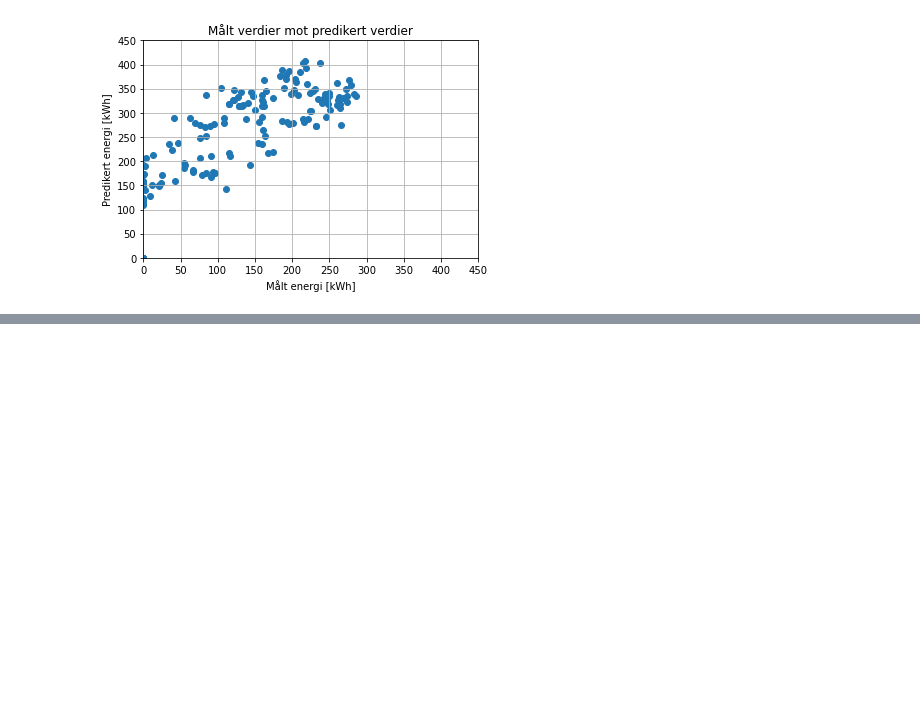
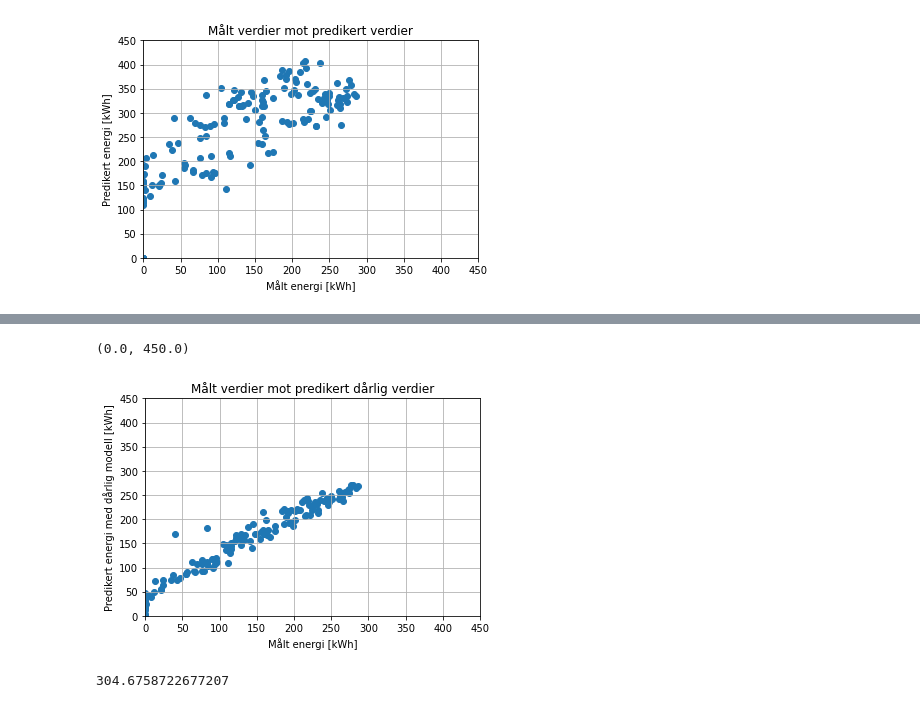
Before and after one commit to stianteien/FYS375-Solcelle, a Jupyter notebook: Databehandling.ipynb, the cells around one changed output, grey strips where cells are left out. Saved outputs shown, nothing was run; the diff lists cells and outputs as text; code cells hidden in the pictures; blank space fills up the shorter version.

Commit message:
lagt til dårlig model

```diff
--- a/Databehandling.ipynb
+++ b/Databehandling.ipynb
@@ -321,6 +321,7 @@ areal = 67.2
 
 data["pred Q [W]"] = Fr * (tau * alpha) * data["Irradience (W/m2)"] * areal - Fr * Ul * (data["Inlet Temperature (C)"] -data["Ambient Temperature (C)"]) * areal
 data["pred energi [kWh]"] = data["pred Q [W]"] * (1/60) * 1e-3
+data["dårligmodell [kWh]"] = data['Irradience (W/m2)'] * areal * 0.5 * (1/60) * 1e-3
 # %%
 data_per_dag = data.resample("1D").sum()
 data_per_dag[["energi [kWh]", "pred energi [kWh]"]]
@@ -369,0 +354,15 @@ data[data["Irradiance (W/m2)"]> 800]
+# %%
+plt.scatter(data_per_dag["energi [kWh]"], data_per_dag["dårligmodell [kWh]"])
+plt.xlabel("Målt energi [kWh]")
+plt.ylabel("Predikert energi med dårlig modell [kWh]")
+plt.title("Målt verdier mot predikert dårlig verdier")
+plt.grid()
+plt.ylim(0,450)
+plt.xlim(0,450)
+# %% [output]
+(0.0, 450.0)
+[figure, added]
+# %%
+data_per_dag["energi [kWh]"].sum()/67.2
+# %% [output]
+304.6758722677207
```
Also changed, not shown: parts of 1 cell of this notebook.
